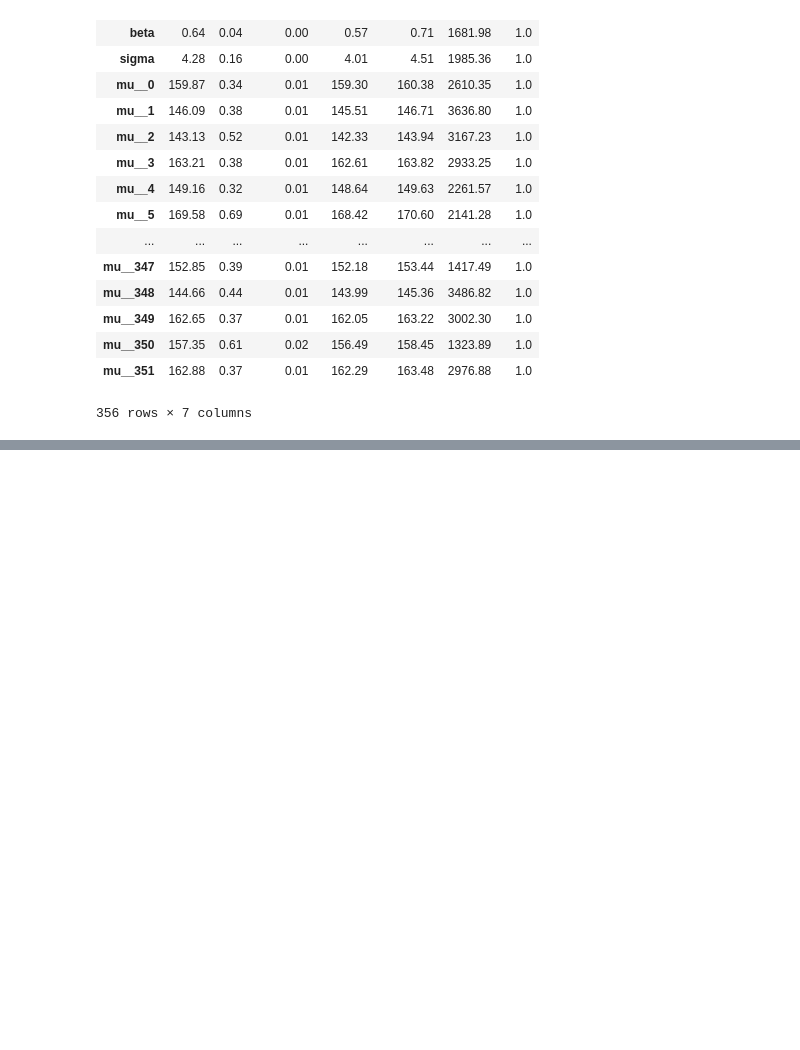
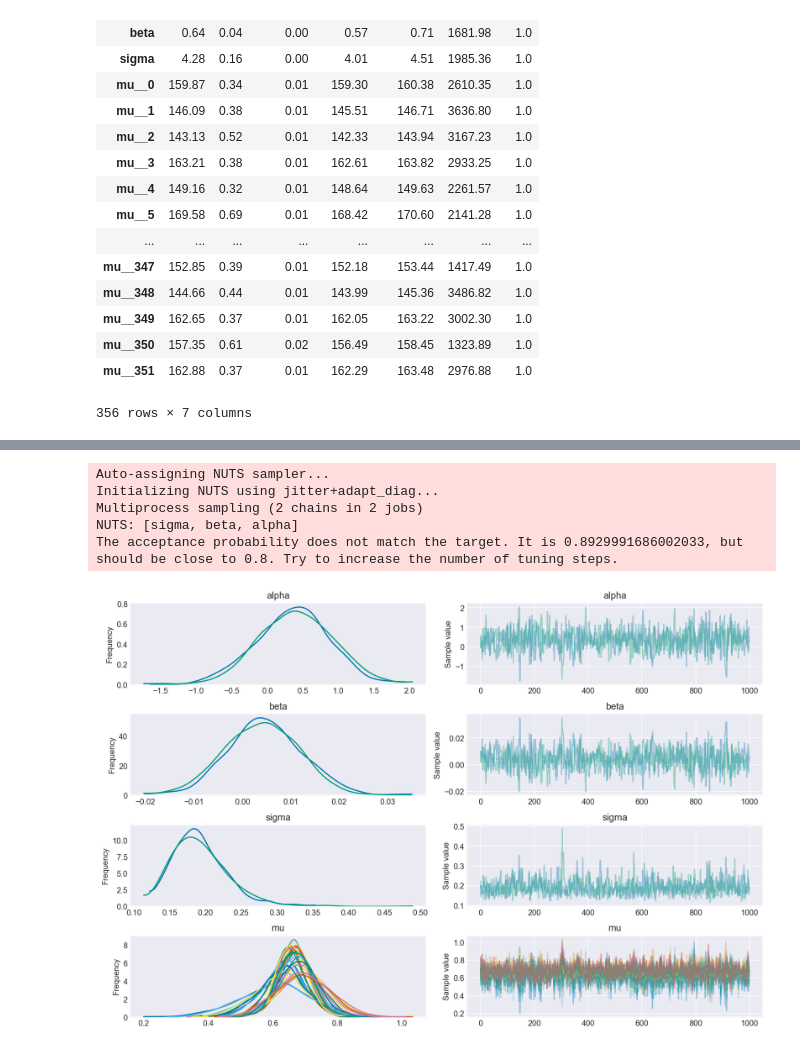
Before and after one commit to yangyu-1/statistical_rethinking_hw_pymc3, a Jupyter notebook: chapter_notebooks/chapter_5.ipynb, the cells around one changed output, grey strips where cells are left out. Drawn from its saved outputs; the diff is of its cells as text; code cells hidden in the pictures; blank space fills up the shorter version.

```diff
--- a/chapter_notebooks/chapter_5.ipynb
+++ b/chapter_notebooks/chapter_5.ipynb
@@ -135,3 +135,6 @@ pm.summary(trace_m, alpha=.11).round(2)
 | mu__350 | 157.35 | 0.61 | 0.02 | 156.49 | 158.45 | 1323.89 | 1.0 |
 | mu__351 | 162.88 | 0.37 | 0.01 | 162.29 | 163.48 | 2976.88 | 1.0 |
 356 rows × 7 columns
+# %%
+d = pd.read_csv('../Data/milk.csv', sep=';', header=0)
+d=d.dropna().copy()
@@ -137,0 +162,18 @@ pm.summary(trace_m, alpha=.11).round(2)
+# %%
+with pm.Model() as m_ape:
+    alpha = pm.Normal('alpha',mu=0,sd=10)
+    beta = pm.Normal('beta',mu=0,sd=1)
+    sigma = pm.Uniform('sigma',lower=0,upper=1)
+    mu = pm.Deterministic('mu',alpha + beta * d['neocortex.perc'])
+    kcal= pm.Normal('kcal',mu=mu,sd=sigma,observed=d['kcal.per.g'])
+    trace_ape = pm.sample(1000,tune=1000)
+# %% [output]
+Auto-assigning NUTS sampler...
+Initializing NUTS using jitter+adapt_diag...
+Multiprocess sampling (2 chains in 2 jobs)
+NUTS: [sigma, beta, alpha]
+The acceptance probability does not match the target. It is 0.8929991686002033, but should be close to 0.8. Try to increase the number of tuning steps.
+# %%
+pm.traceplot(trace_ape);
+# %% [output]
+[figure, added]
```
Also changed, not shown: parts of 3 cells of this notebook.
